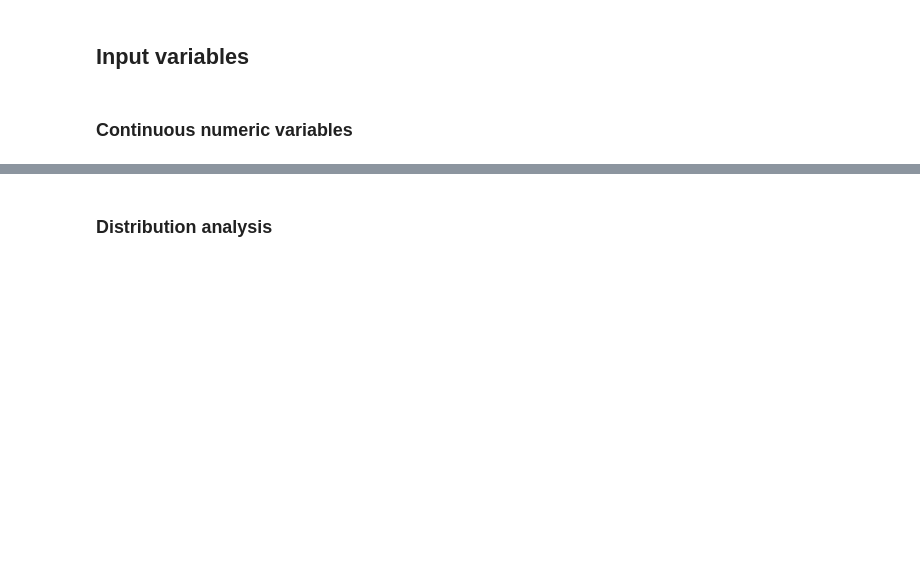
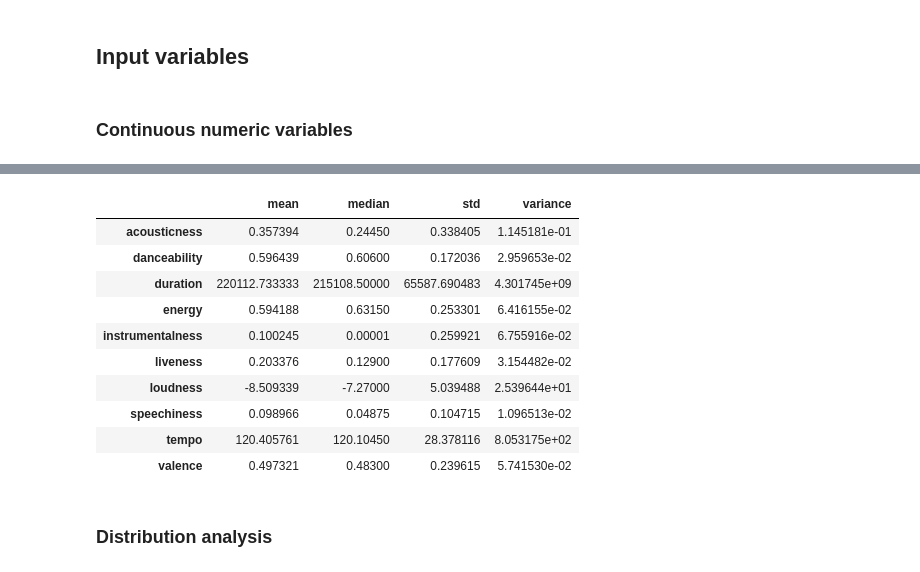
Before and after one commit to ChristianConchari/tp_final_adai_playlist-spotify, a Jupyter notebook: notebooks/exploratory_analysis.ipynb, the cells around one changed output, grey strips where cells are left out. Saved outputs shown, nothing was run; the diff lists cells and outputs as text; code cells hidden in the pictures; blank space fills up the shorter version.

```diff
--- a/notebooks/exploratory_analysis.ipynb
+++ b/notebooks/exploratory_analysis.ipynb
@@ -102,3 +103,27 @@ summary_stats
+# %%
+numerical_columns_without_label = [col for col in numerical_columns if col != 'label']
+
+summary_stats = data_df[numerical_columns_without_label].describe().T
+summary_stats['median'] = data_df[numerical_columns_without_label].median()
+summary_stats['variance'] = data_df[numerical_columns_without_label].var()
+
+summary_stats = summary_stats.drop(columns=['min', '25%', '50%', '75%', 'max'])
+
+summary_stats = summary_stats[['mean', 'median', 'std', 'variance']]
+
+summary_stats
+# %% [output]
+|  | mean | median | std | variance |
+| acousticness | 0.357394 | 0.24450 | 0.338405 | 1.145181e-01 |
+| danceability | 0.596439 | 0.60600 | 0.172036 | 2.959653e-02 |
+| duration | 220112.733333 | 215108.50000 | 65587.690483 | 4.301745e+09 |
+| energy | 0.594188 | 0.63150 | 0.253301 | 6.416155e-02 |
+| instrumentalness | 0.100245 | 0.00001 | 0.259921 | 6.755916e-02 |
+| liveness | 0.203376 | 0.12900 | 0.177609 | 3.154482e-02 |
+| loudness | -8.509339 | -7.27000 | 5.039488 | 2.539644e+01 |
+| speechiness | 0.098966 | 0.04875 | 0.104715 | 1.096513e-02 |
+| tempo | 120.405761 | 120.10450 | 28.378116 | 8.053175e+02 |
+| valence | 0.497321 | 0.48300 | 0.239615 | 5.741530e-02 |
 # %% [markdown]
 ### Distribution analysis
 # %%
```
Also changed, not shown: parts of 21 cells of this notebook, 1 other file.
